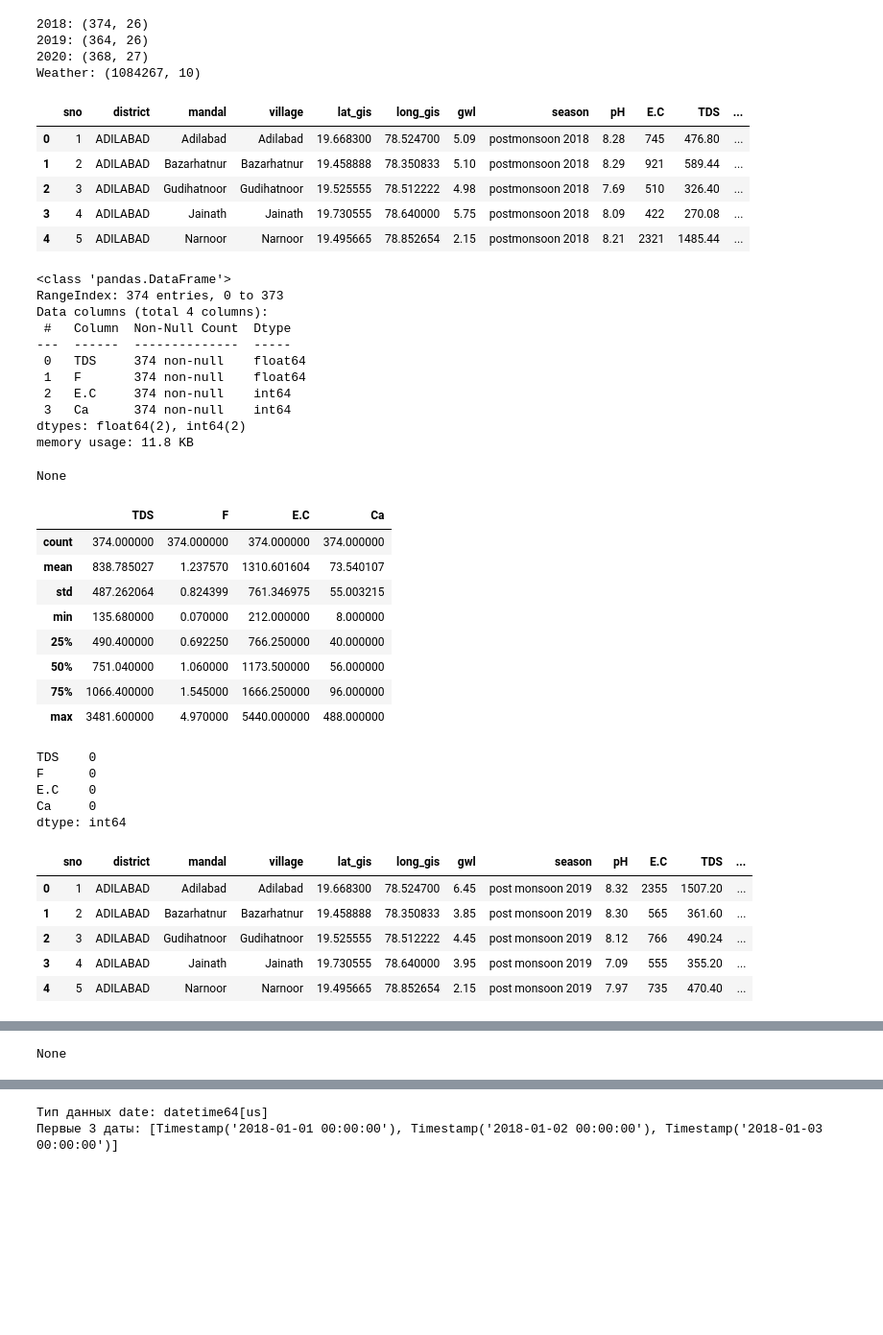
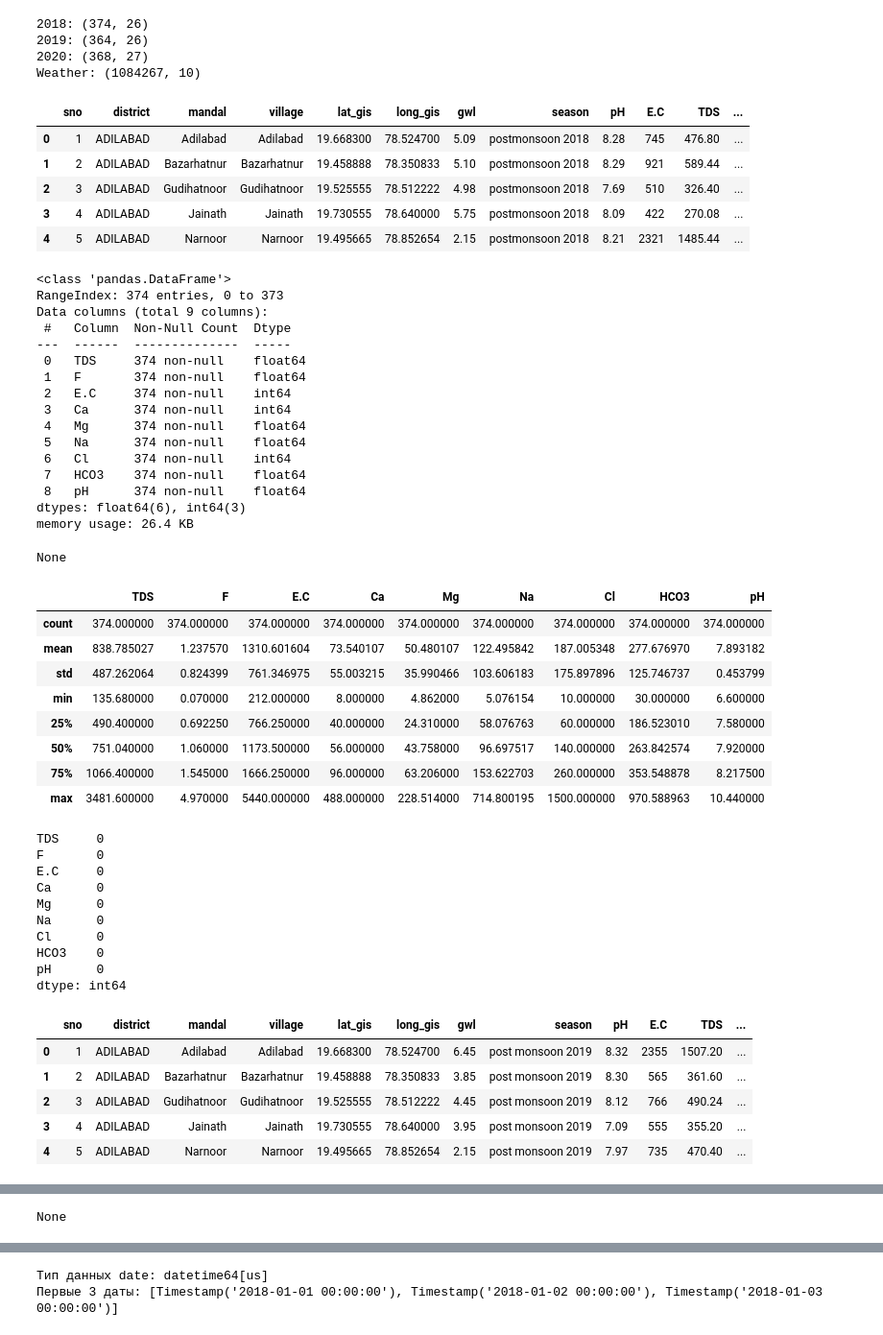
Before and after one commit to dasha1154/lab.stat, a Jupyter notebook: labwork.ipynb, the cells around one changed output, grey strips where cells are left out. Shown at 96% size. Drawn from its saved outputs; the diff is of its cells as text; code cells hidden in the pictures; blank space fills up the shorter version.

```diff
--- a/labwork.ipynb
+++ b/labwork.ipynb
@@ -117,56 +117,66 @@ if 'Unnamed: 8' in water_2020.columns:
     water_2020 = water_2020.drop(columns=['Unnamed: 8'])
 # %%
 display(water_2018.head())
-display(water_2018[['TDS', 'F', 'E.C', 'Ca']].info())
-display(water_2018[['TDS', 'F', 'E.C', 'Ca']].describe())
-display(water_2018[['TDS', 'F', 'E.C', 'Ca']].isnull().sum())
+display(water_2018[['TDS', 'F', 'E.C', 'Ca', 'Mg', 'Na', 'Cl', 'HCO3', 'pH']].info())
+display(water_2018[['TDS', 'F', 'E.C', 'Ca', 'Mg', 'Na', 'Cl', 'HCO3', 'pH']].describe())
+display(water_2018[['TDS', 'F', 'E.C', 'Ca', 'Mg', 'Na', 'Cl', 'HCO3', 'pH']].isnull().sum())
 
 display(water_2019.head())
-display(water_2019[['TDS', 'F', 'E.C', 'Ca']].info())
-display(water_2019[['TDS', 'F', 'E.C', 'Ca']].describe())
-display(water_2019[['TDS', 'F', 'E.C', 'Ca']].isnull().sum())
+display(water_2019[['TDS', 'F', 'E.C', 'Ca', 'Mg', 'Na', 'Cl', 'HCO3', 'pH']].info())
+display(water_2019[['TDS', 'F', 'E.C', 'Ca', 'Mg', 'Na', 'Cl', 'HCO3', 'pH']].describe())
+display(water_2019[['TDS', 'F', 'E.C', 'Ca', 'Mg', 'Na', 'Cl', 'HCO3', 'pH']].isnull().sum())
 
 display(water_2020.head())
-display(water_2020[['TDS', 'F', 'E.C', 'Ca']].info())
-display(water_2020[['TDS', 'F', 'E.C', 'Ca']].describe())
-display(water_2020[['TDS', 'F', 'E.C', 'Ca']].isnull().sum())
+display(water_2020[['TDS', 'F', 'E.C', 'Ca', 'Mg', 'Na', 'Cl', 'HCO3', 'pH']].info())
+display(water_2020[['TDS', 'F', 'E.C', 'Ca', 'Mg', 'Na', 'Cl', 'HCO3', 'pH']].describe())
+display(water_2020[['TDS', 'F', 'E.C', 'Ca', 'Mg', 'Na', 'Cl', 'HCO3', 'pH']].isnull().sum())
 
 display(weather.head())
 display(weather.info())
 display(weather.describe())
 display(weather.isnull().sum())
 # %% [output]
 |  | sno | district | mandal | village | lat_gis | long_gis | gwl | season | pH | E.C | TDS | ... |
 | 0 | 1 | ADILABAD | Adilabad | Adilabad | 19.668300 | 78.524700 | 5.09 | postmonsoon 2018 | 8.28 | 745 | 476.80 | ... |
 | 1 | 2 | ADILABAD | Bazarhatnur | Bazarhatnur | 19.458888 | 78.350833 | 5.10 | postmonsoon 2018 | 8.29 | 921 | 589.44 | ... |
 | 2 | 3 | ADILABAD | Gudihatnoor | Gudihatnoor | 19.525555 | 78.512222 | 4.98 | postmonsoon 2018 | 7.69 | 510 | 326.40 | ... |
 | 3 | 4 | ADILABAD | Jainath | Jainath | 19.730555 | 78.640000 | 5.75 | postmonsoon 2018 | 8.09 | 422 | 270.08 | ... |
 | 4 | 5 | ADILABAD | Narnoor | Narnoor | 19.495665 | 78.852654 | 2.15 | postmonsoon 2018 | 8.21 | 2321 | 1485.44 | ... |
 <class 'pandas.DataFrame'>
 RangeIndex: 374 entries, 0 to 373
-Data columns (total 4 columns):
+Data columns (total 9 columns):
  #   Column  Non-Null Count  Dtype
 ---  ------  --------------  -----
  0   TDS     374 non-null    float64
  1   F       374 non-null    float64
  2   E.C     374 non-null    int64
  3   Ca      374 non-null    int64
-dtypes: float64(2), int64(2)
-memory usage: 11.8 KB
+ 4   Mg      374 non-null    float64
+ 5   Na      374 non-null    float64
+ 6   Cl      374 non-null    int64
+ 7   HCO3    374 non-null    float64
+ 8   pH      374 non-null    float64
+dtypes: float64(6), int64(3)
+memory usage: 26.4 KB
 None
-|  | TDS | F | E.C | Ca |
-| count | 374.000000 | 374.000000 | 374.000000 | 374.000000 |
-| mean | 838.785027 | 1.237570 | 1310.601604 | 73.540107 |
-| std | 487.262064 | 0.824399 | 761.346975 | 55.003215 |
-| min | 135.680000 | 0.070000 | 212.000000 | 8.000000 |
-| 25% | 490.400000 | 0.692250 | 766.250000 | 40.000000 |
-| 50% | 751.040000 | 1.060000 | 1173.500000 | 56.000000 |
-| 75% | 1066.400000 | 1.545000 | 1666.250000 | 96.000000 |
-| max | 3481.600000 | 4.970000 | 5440.000000 | 488.000000 |
+|  | TDS | F | E.C | Ca | Mg | Na | Cl | HCO3 | pH |
+| count | 374.000000 | 374.000000 | 374.000000 | 374.000000 | 374.000000 | 374.000000 | 374.000000 | 374.000000 | 374.000000 |
+| mean | 838.785027 | 1.237570 | 1310.601604 | 73.540107 | 50.480107 | 122.495842 | 187.005348 | 277.676970 | 7.893182 |
+| std | 487.262064 | 0.824399 | 761.346975 | 55.003215 | 35.990466 | 103.606183 | 175.897896 | 125.746737 | 0.453799 |
+| min | 135.680000 | 0.070000 | 212.000000 | 8.000000 | 4.862000 | 5.076154 | 10.000000 | 30.000000 | 6.600000 |
+| 25% | 490.400000 | 0.692250 | 766.250000 | 40.000000 | 24.310000 | 58.076763 | 60.000000 | 186.523010 | 7.580000 |
+| 50% | 751.040000 | 1.060000 | 1173.500000 | 56.000000 | 43.758000 | 96.697517 | 140.000000 | 263.842574 | 7.920000 |
+| 75% | 1066.400000 | 1.545000 | 1666.250000 | 96.000000 | 63.206000 | 153.622703 | 260.000000 | 353.548878 | 8.217500 |
+| max | 3481.600000 | 4.970000 | 5440.000000 | 488.000000 | 228.514000 | 714.800195 | 1500.000000 | 970.588963 | 10.440000 |
-TDS    0
-F      0
-E.C    0
-Ca     0
+TDS     0
+F       0
+E.C     0
+Ca      0
+Mg      0
+Na      0
+Cl      0
+HCO3    0
+pH      0
 dtype: int64
 |  | sno | district | mandal | village | lat_gis | long_gis | gwl | season | pH | E.C | TDS | ... |
 | 0 | 1 | ADILABAD | Adilabad | Adilabad | 19.668300 | 78.524700 | 6.45 | post monsoon 2019 | 8.32 | 2355 | 1507.20 | ... |
```
Also changed, not shown: parts of 17 cells of this notebook.
